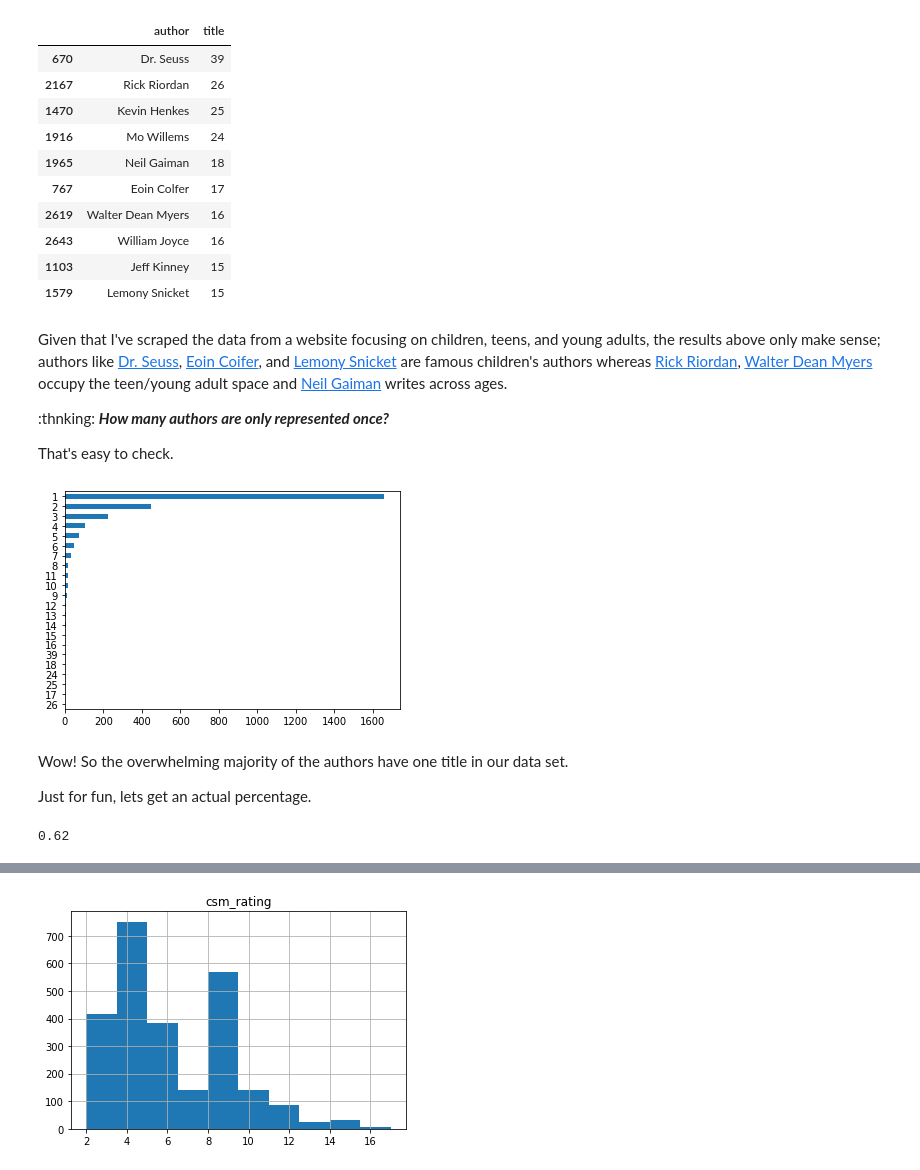
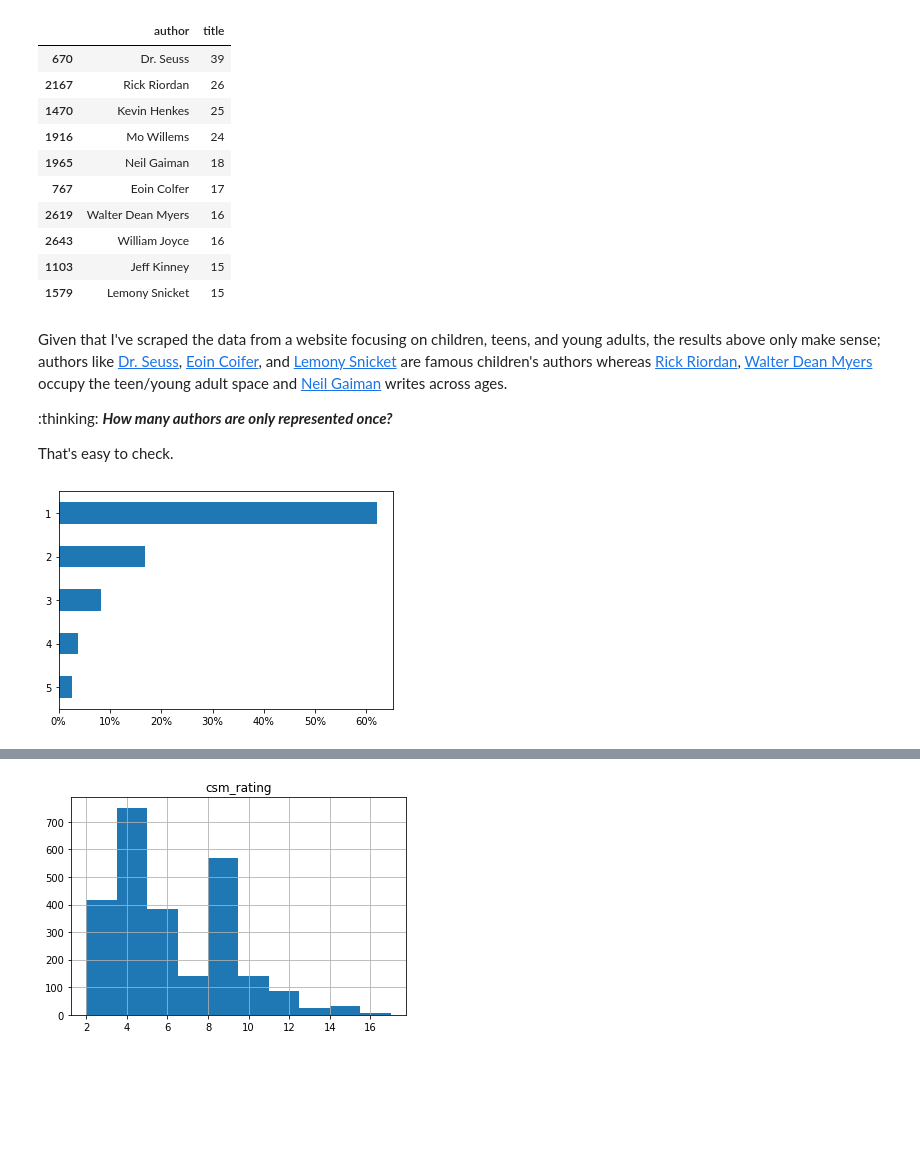
Before and after one commit to educatorsRlearners/an-a-z-of-machine-learning, a Jupyter notebook: _notebooks/2020-06-22-e-is-for-eda.ipynb, the cells around one changed output, grey strips where cells are left out. Cells and saved outputs as stored; diff of their text form; code cells hidden in the pictures; blank space fills up the shorter version.

Commit message:
Updated title

```diff
--- a/_notebooks/2020-06-22-e-is-for-eda.ipynb
+++ b/_notebooks/2020-06-22-e-is-for-eda.ipynb
@@ -321,20 +321,17 @@ author_counts.sort_values('title', ascending=False).head(10)
 # %% [markdown]
 Given that I've scraped the data from a website focusing on children, teens, and young adults, the results above only make sense; authors like [Dr. Seuss](https://bookshop.org/contributors/dr-seuss), [Eoin Coifer](https://bookshop.org/contributors/eoin-colfer-20dba4fd-138e-477e-bca5-75b9fa9bfe2f), and [Lemony Snicket](https://bookshop.org/books?keywords=lemony+snicket) are famous children's authors whereas [Rick Riordan](https://bookshop.org/books?keywords=percy+jackson), [Walter Dean Myers](https://bookshop.org/books?keywords=Walter+Dean+Myers) occupy the teen/young adult space and [Neil Gaiman](https://bookshop.org/contributors/neil-gaiman) writes across ages.
 
-:thnking: ***How many authors are only represented once?***
+:thinking: ***How many authors are only represented once?***
 
 That's easy to check.
-# %%
-ax = author_counts['title'].value_counts().plot.barh()
-ax.invert_yaxis();
-# %% [output]
-[figure, removed]
-# %% [markdown]
-Wow! So the overwhelming majority of the authors have one title in our data set.
-
-Just for fun, lets get an actual percentage.
-# %%
-round(sum(author_counts['title']==1)/len(author_counts), 2)
-# %% [output]
-0.62
+# %%
+from matplotlib.ticker import FuncFormatter
+
+ax = author_counts['title'].value_counts(normalize=True).nlargest(5).plot.barh()
+ax.invert_yaxis();
+
+#Set the x-axis to a percentage
+ax.xaxis.set_major_formatter(FuncFormatter(lambda x, _: '{:.0%}'.format(x)))
+# %% [output]
+[figure, added]
 # %% [markdown]
```
Also changed, not shown: parts of 8 cells of this notebook.
